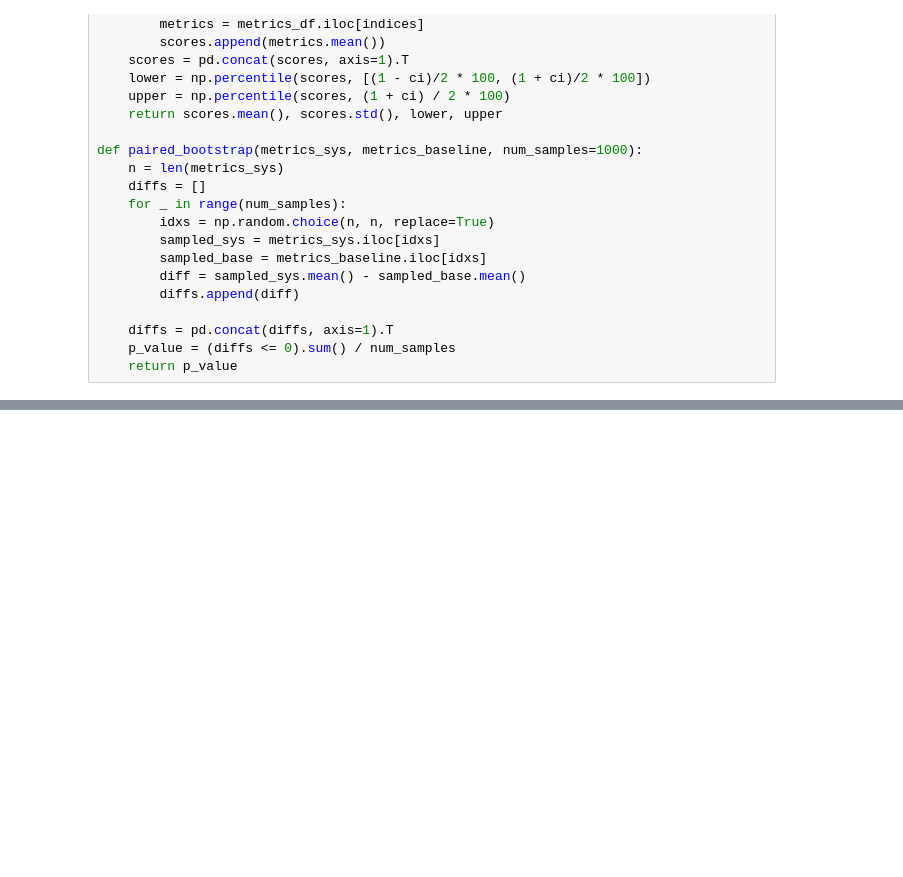
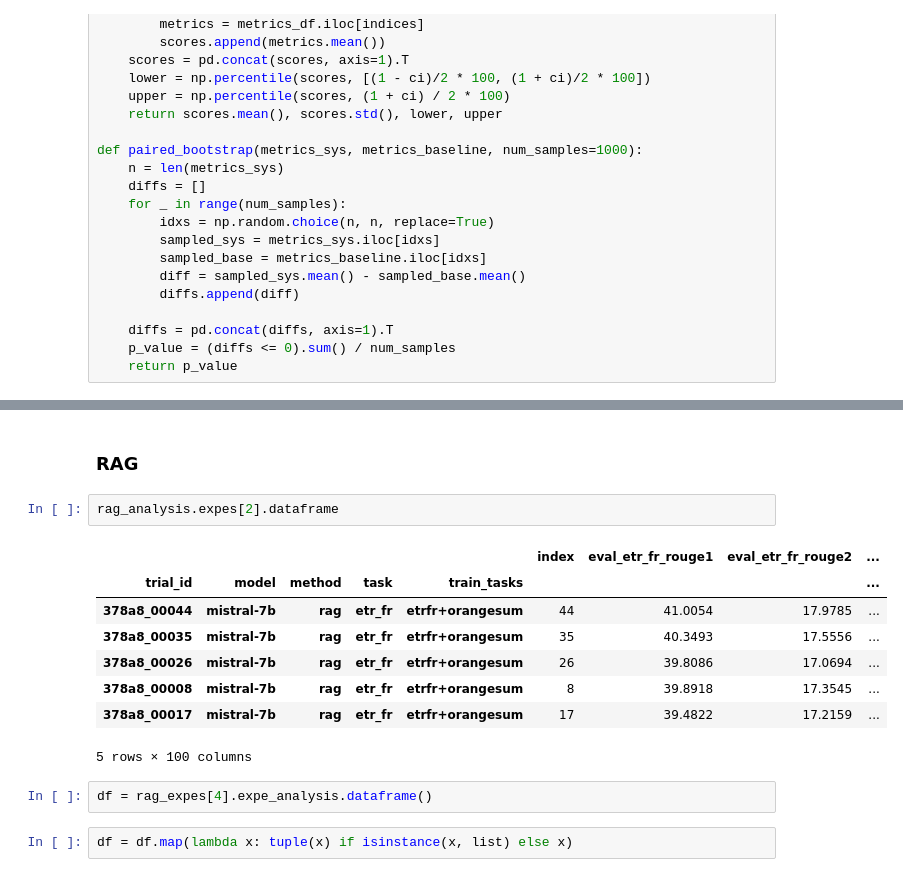
Before and after one commit to FrLdy/ETR-PEFT-Composition, a Jupyter notebook: notebooks/result_analysis/metrics.ipynb, the cells around one changed output, grey strips where cells are left out. Saved outputs shown, nothing was run; the diff lists cells and outputs as text; blank space fills up the shorter version.

```diff
--- a/notebooks/result_analysis/metrics.ipynb
+++ b/notebooks/result_analysis/metrics.ipynb
@@ -487,0 +517,17 @@ etr_fr_analysis_test_best_model.mean_models()
+# %% [markdown]
+### RAG
+# %%
+rag_analysis.expes[2].dataframe
+# %% [output]
+|  |  |  |  |  | index | eval_etr_fr_rouge1 | eval_etr_fr_rouge2 | ... |
+| trial_id | model | method | task | train_tasks |  |  |  | ... |
+| 378a8_00044 | mistral-7b | rag | etr_fr | etrfr+orangesum | 44 | 41.0054 | 17.9785 | ... |
+| 378a8_00035 | mistral-7b | rag | etr_fr | etrfr+orangesum | 35 | 40.3493 | 17.5556 | ... |
+| 378a8_00026 | mistral-7b | rag | etr_fr | etrfr+orangesum | 26 | 39.8086 | 17.0694 | ... |
+| 378a8_00008 | mistral-7b | rag | etr_fr | etrfr+orangesum | 8 | 39.8918 | 17.3545 | ... |
+| 378a8_00017 | mistral-7b | rag | etr_fr | etrfr+orangesum | 17 | 39.4822 | 17.2159 | ... |
+5 rows × 100 columns
+# %%
+df = rag_expes[4].expe_analysis.dataframe()
+# %%
+df = df.map(lambda x: tuple(x) if isinstance(x, list) else x)
```
Also changed, not shown: parts of 11 cells of this notebook.
